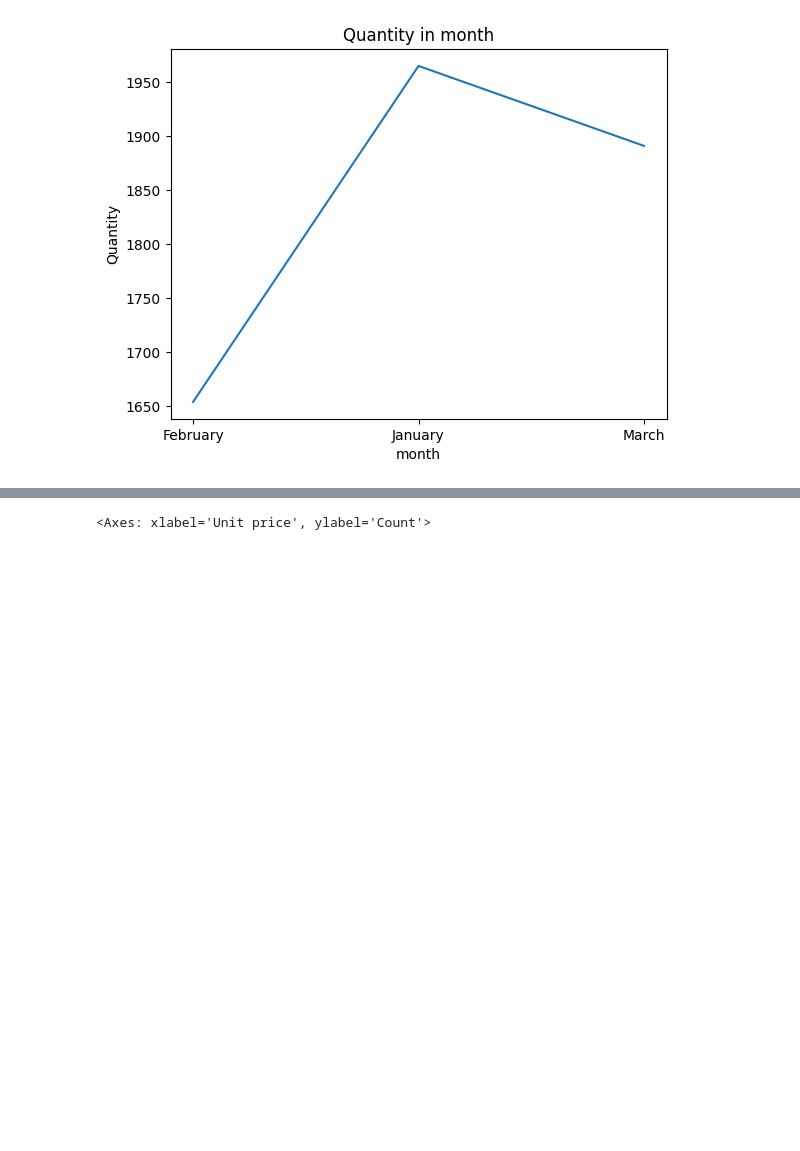
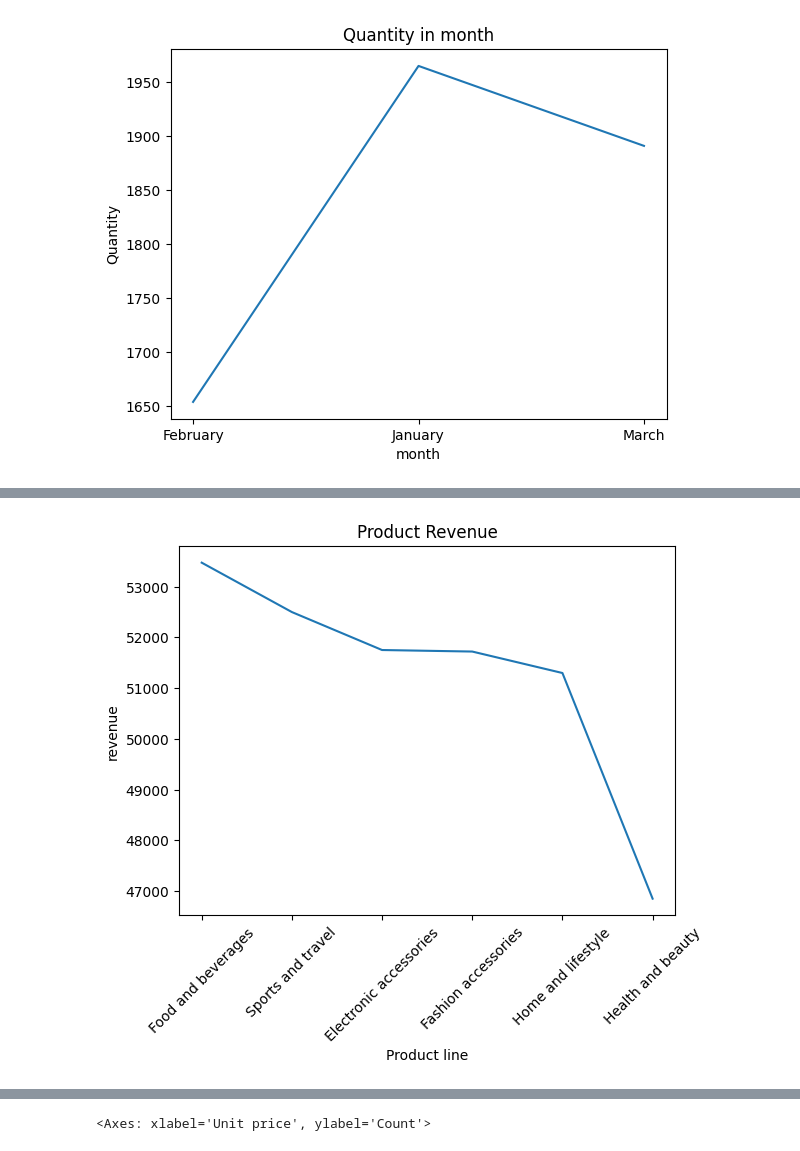
Before and after one commit to candragnawn/sales-analyst-supermarket, a Jupyter notebook: sales_analyst_supermarket.ipynb, the cells around one changed output, grey strips where cells are left out. Drawn from its saved outputs; the diff is of its cells as text; code cells hidden in the pictures; blank space fills up the shorter version.

Commit message:
update revenue performance analysis

```diff
--- a/sales_analyst_supermarket.ipynb
+++ b/sales_analyst_supermarket.ipynb
@@ -259,3 +308,17 @@ df.head()
+# %%
+df["revenue"] = df["Unit price"] * df["Quantity"]
+product_revenue = df.groupby("Product line")["revenue"].sum().reset_index()
+product_revenue_sorted = product_revenue.sort_values("revenue", ascending=False)
+total_revenue = product_revenue_sorted["revenue"].sum()
+product_revenue_sorted["contribution %"] = (product_revenue["revenue"]/total_revenue) * 100
+# %%
+sns.lineplot(data=product_revenue_sorted, x="Product line", y="revenue")
+plt.title("Product Revenue")
+
+plt.xticks(rotation=45)
+plt.show()
+# %% [output]
+[figure, added]
 # %%
 df.info()
 # %% [output]
```
Also changed, not shown: parts of 17 cells of this notebook.
